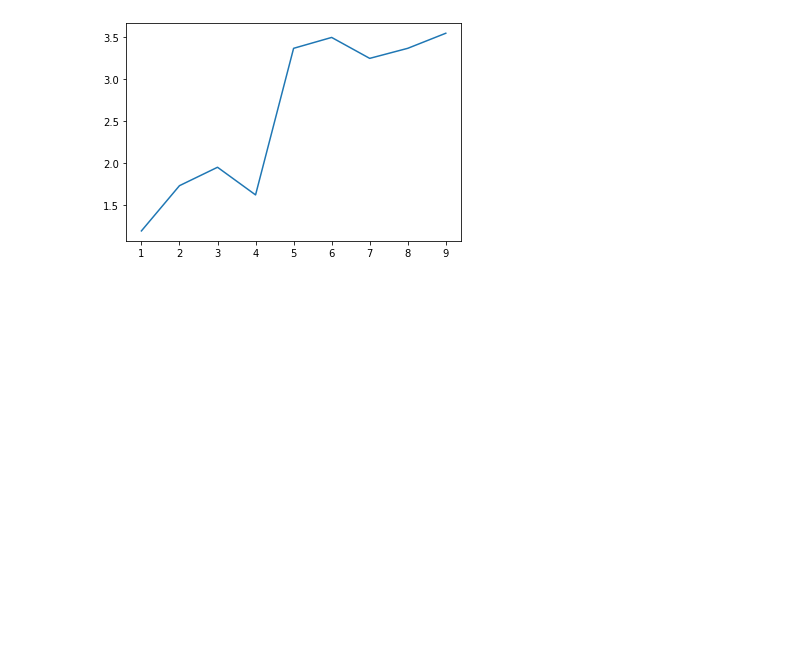
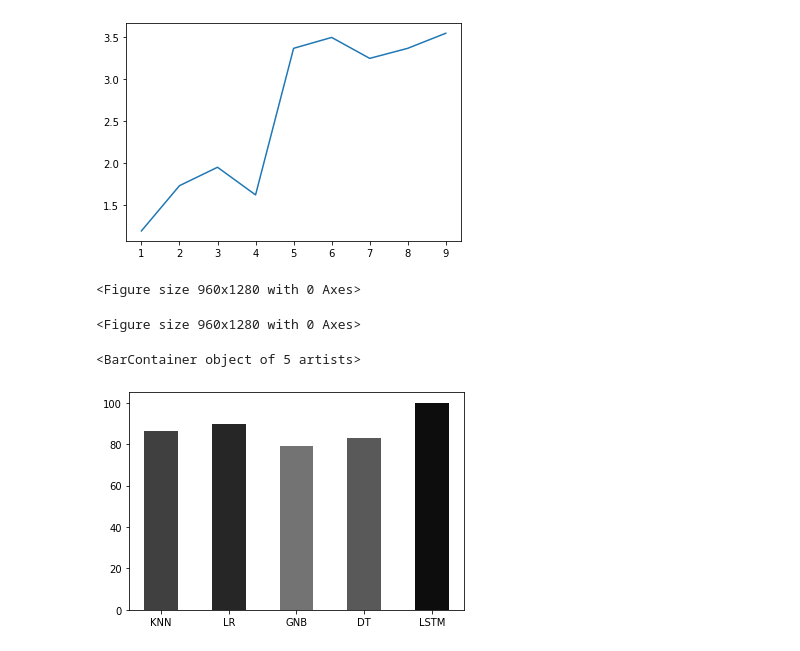
Before and after one commit to ekramasif/Basic-Machine-Learning, a Jupyter notebook: Extraa/Plot.ipynb, the cells around one changed output. Saved outputs shown, nothing was run; the diff lists cells and outputs as text; code cells hidden in the pictures; blank space fills up the shorter version.

```diff
--- a/Extraa/Plot.ipynb
+++ b/Extraa/Plot.ipynb
@@ -112,3 +114,6 @@ plt.plot(d, c)
 # %% [output]
 [<matplotlib.lines.Line2D at 0x...>]
 [figure]
+# %%
+Models = ['KNN','LR', 'GNB', 'DT', 'LSTM']
+Accuracy = [86.54, 89.62, 79.01, 83.05, 99.98]
@@ -114,0 +123,11 @@ plt.plot(d, c)
+# %%
+from matplotlib.pyplot import figure
+figure(figsize=(12, 16), dpi=80)
+# %% [output]
+<Figure size 960x1280 with 0 Axes>
+<Figure size 960x1280 with 0 Axes>
+# %%
+plt.bar(Models, Accuracy, width=0.5, bottom=None,  align='center', color=['#404040', '#262626', '#737373', '#595959', '#0d0d0d'])
+# %% [output]
+<BarContainer object of 5 artists>
+[figure, added]
```
Also changed, not shown: parts of 5 cells of this notebook.
